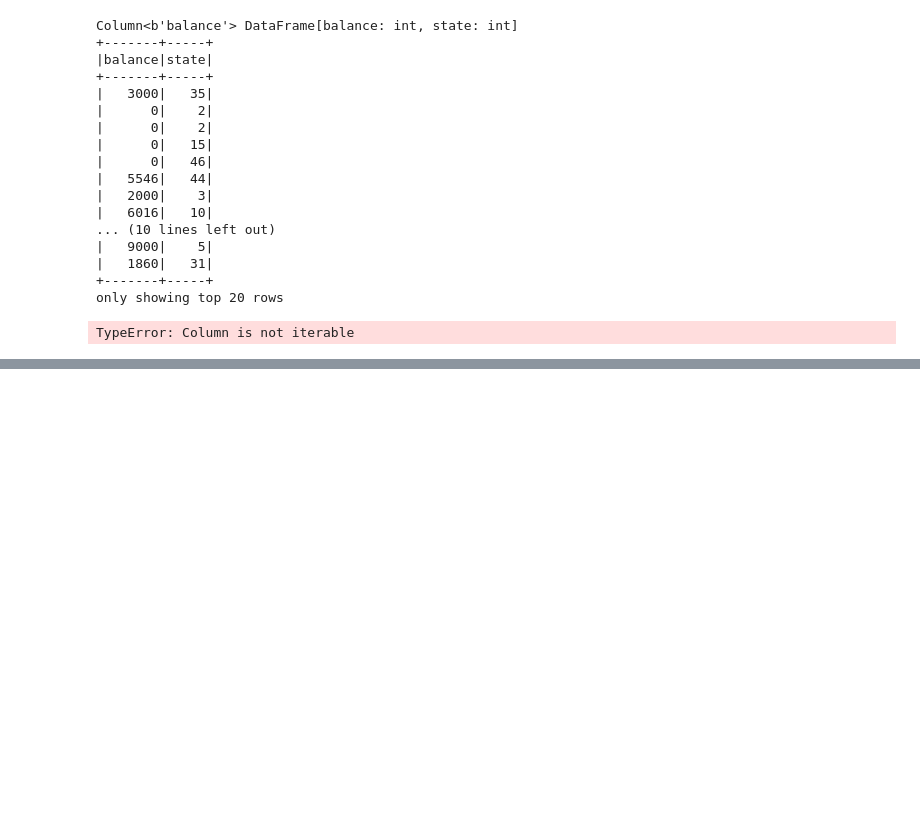
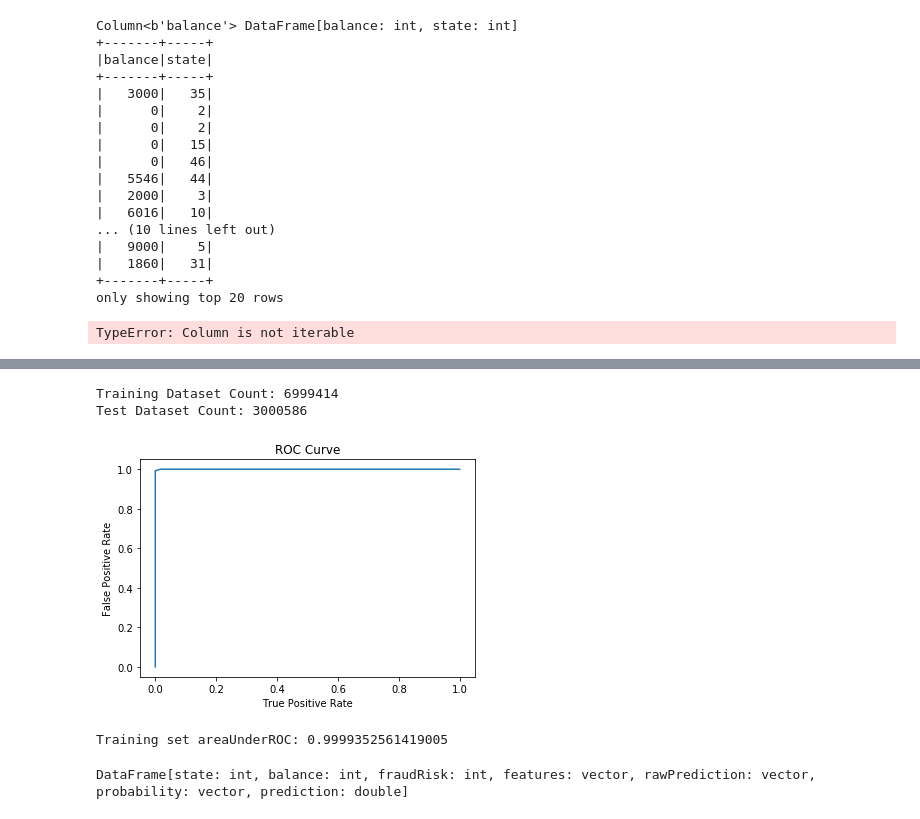
Before and after one commit to vivekyelleti/PySpark-Examples-for-HandsOn, a Jupyter notebook: CCFraud-CaseStudy.ipynb, the cells around one changed output, grey strips where cells are left out. Saved outputs shown, nothing was run; the diff lists cells and outputs as text; code cells hidden in the pictures; blank space fills up the shorter version.

```diff
--- a/CCFraud-CaseStudy.ipynb
+++ b/CCFraud-CaseStudy.ipynb
@@ -266,0 +542,9 @@ Wall time: 53 s
+# %%
+indexes=getColumnIndex(ind)
+print(indexes)
+#st=""
+#st=','.join(indexes)
+df_1=sqlContext.sql("select "+indexes+" from fraud")
+df_1.printSchema()
+#df_1=sqlContext.sql("select "+stt+" from fraud")
+#df_1.printSchema()
@@ -266,0 +577,37 @@ Wall time: 53 s
+# %%
+from pyspark.ml.feature import VectorAssembler
+#al=[1,2,3]
+#sal="custID,gender"
+val=len(indexes)
+assembler = VectorAssembler(inputCols=df_1.columns[:val], outputCol="features")
+df_1 = assembler.transform(df_1)
+# %%
+train, test = df_1.randomSplit([0.7, 0.3], seed = 0)
+print("Training Dataset Count: " + str(train.count()))
+print("Test Dataset Count: " + str(test.count()))
+# %% [output]
+Training Dataset Count: 6999414
+Test Dataset Count: 3000586
+# %%
+from pyspark.ml.classification import LogisticRegression
+lr = LogisticRegression(featuresCol="features", labelCol = "fraudRisk", maxIter=10)
+lrModel = lr.fit(train)
+# %%
+import matplotlib.pyplot as plt
+import numpy as np
+trainingSummary = lrModel.summary
+roc = trainingSummary.roc.toPandas()
+plt.plot(roc['FPR'],roc['TPR'])
+plt.ylabel('False Positive Rate')
+plt.xlabel('True Positive Rate')
+plt.title('ROC Curve')
+plt.show()
+print('Training set areaUnderROC: ' + str(trainingSummary.areaUnderROC))
+# %% [output]
+[figure, added]
+Training set areaUnderROC: 0.9999352561419005
+# %%
+predictions = lrModel.transform(test)
+print(predictions)
+# %% [output]
+DataFrame[state: int, balance: int, fraudRisk: int, features: vector, rawPrediction: vector, probability: vector, prediction: double]
```
Also changed, not shown: parts of 51 cells of this notebook.
